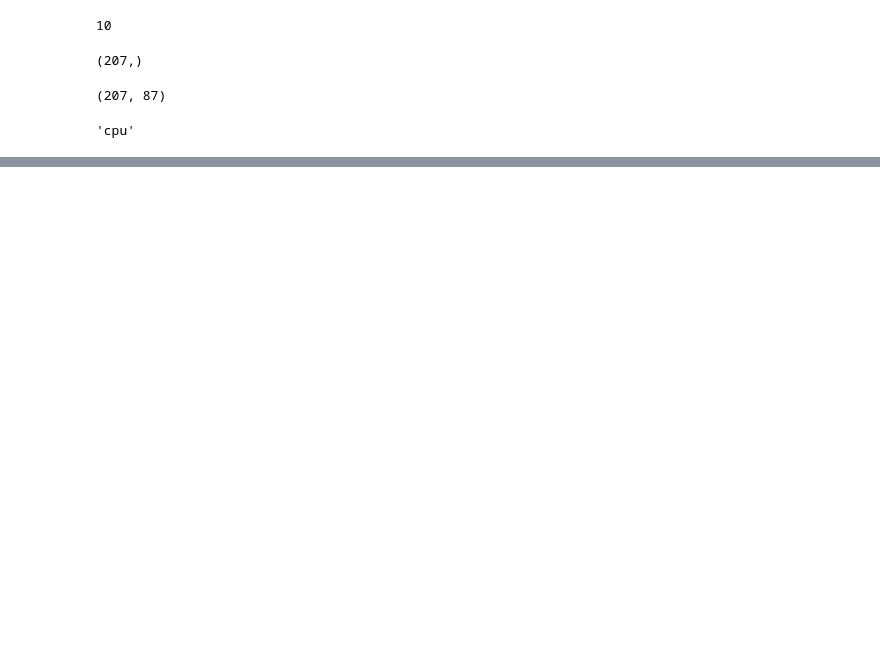
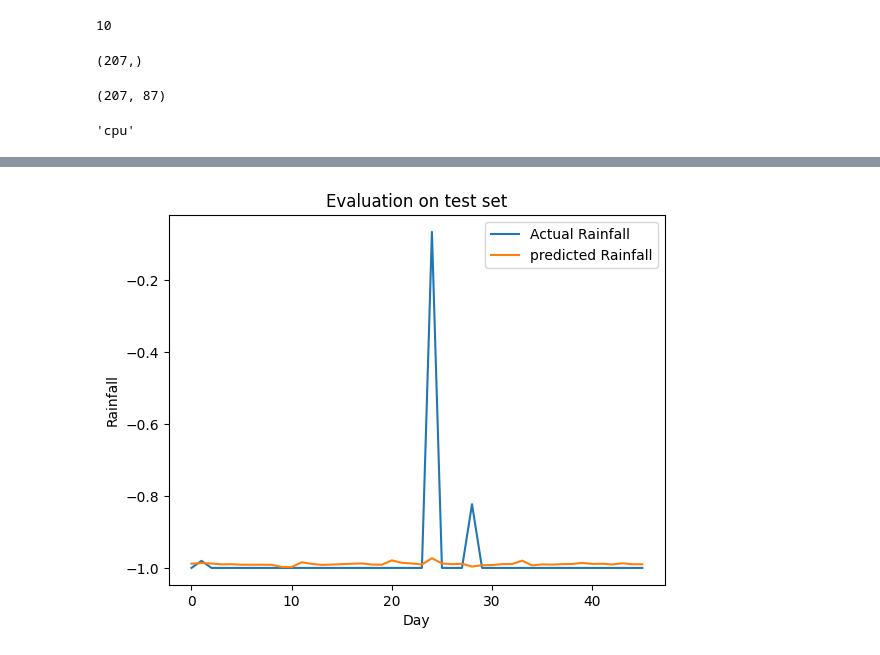
Before and after one commit to koomited/rainfall-prediction, a Jupyter notebook: research/04_model_trainer.ipynb, the cells around one changed output, grey strips where cells are left out. Drawn from its saved outputs; the diff is of its cells as text; code cells hidden in the pictures; blank space fills up the shorter version.

```diff
--- a/research/04_model_trainer.ipynb
+++ b/research/04_model_trainer.ipynb
@@ -249,3 +406,16 @@ plt.show()
+# %%
+with torch.no_grad():
+    predicted,_ , _= trained_model(X_test.to(device))
+    predicted = predicted.to("cpu").numpy()
+plt.plot(y_test, label = "Actual Rainfall")
+plt.plot(predicted, label = "predicted Rainfall")
+plt.xlabel("Day")
+plt.ylabel("Rainfall")
+plt.legend()
+plt.title("Evaluation on test set")
+plt.show()
+# %% [output]
+[figure, added]
 # %%
 from dataclasses import dataclass
 from pathlib import Path
```
Also changed, not shown: parts of 35 cells of this notebook, 9 other files.
